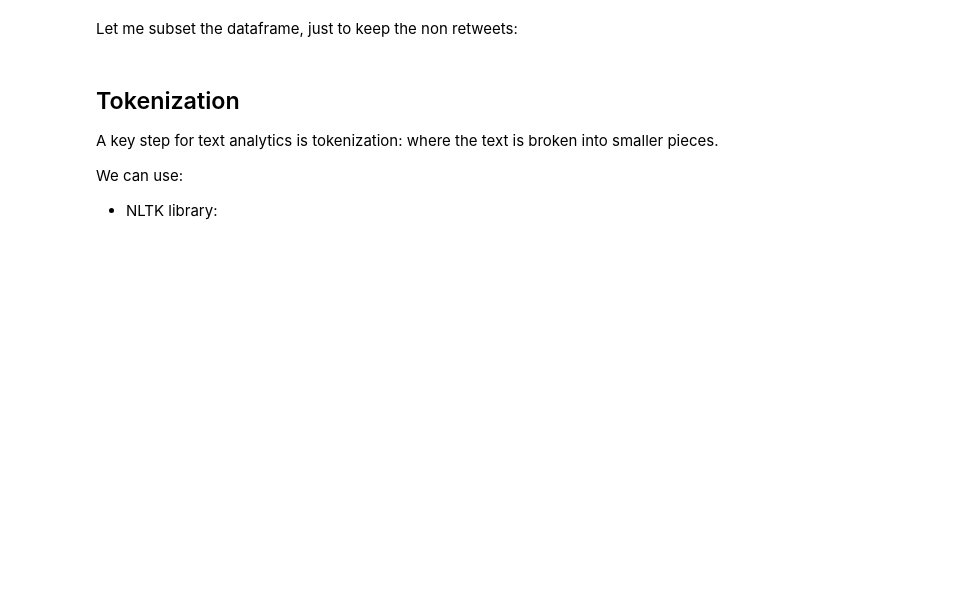
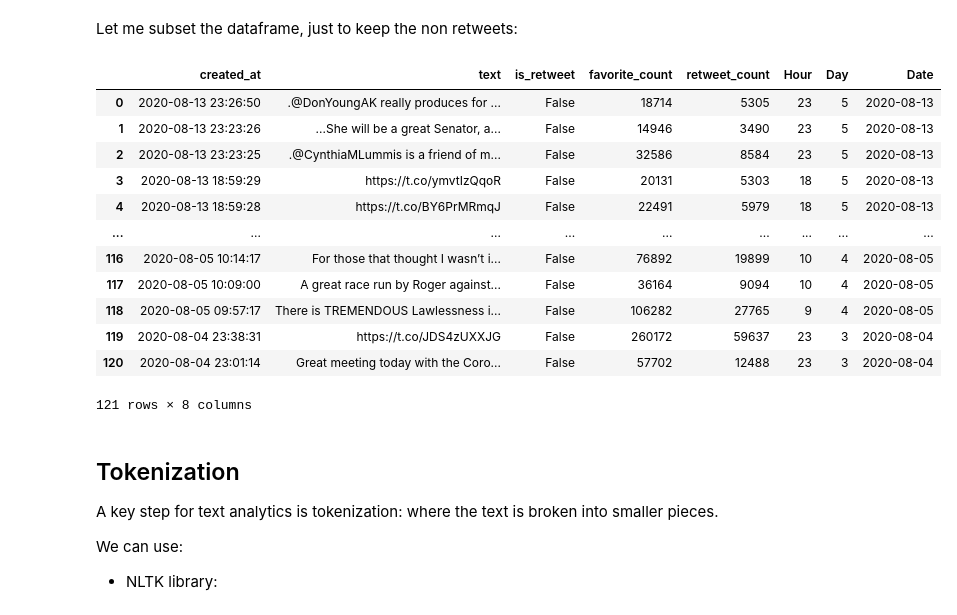
Before and after one commit to Pepix2345/Proyecto-Magallanes, a Jupyter notebook: Text_process/textpr.ipynb, the cells around one changed output. Cells and saved outputs as stored; diff of their text form; code cells hidden in the pictures; blank space fills up the shorter version.

```diff
--- a/Text_process/textpr.ipynb
+++ b/Text_process/textpr.ipynb
@@ -37,3 +37,19 @@ DTtweets.reset_index(drop=True,inplace=True)
+# %%
+DTtweets
+# %% [output]
+|  | created_at | text | is_retweet | favorite_count | retweet_count | Hour | Day | Date |
+| 0 | 2020-08-13 23:26:50 | .@DonYoungAK really produces for ... | False | 18714 | 5305 | 23 | 5 | 2020-08-13 |
+| 1 | 2020-08-13 23:23:26 | ...She will be a great Senator, a... | False | 14946 | 3490 | 23 | 5 | 2020-08-13 |
+| 2 | 2020-08-13 23:23:25 | .@CynthiaMLummis is a friend of m... | False | 32586 | 8584 | 23 | 5 | 2020-08-13 |
+| 3 | 2020-08-13 18:59:29 | https://t.co/ymvtIzQqoR | False | 20131 | 5303 | 18 | 5 | 2020-08-13 |
+| 4 | 2020-08-13 18:59:28 | https://t.co/BY6PrMRmqJ | False | 22491 | 5979 | 18 | 5 | 2020-08-13 |
+| ... | ... | ... | ... | ... | ... | ... | ... | ... |
+| 116 | 2020-08-05 10:14:17 | For those that thought I wasn’t i... | False | 76892 | 19899 | 10 | 4 | 2020-08-05 |
+| 117 | 2020-08-05 10:09:00 | A great race run by Roger against... | False | 36164 | 9094 | 10 | 4 | 2020-08-05 |
+| 118 | 2020-08-05 09:57:17 | There is TREMENDOUS Lawlessness i... | False | 106282 | 27765 | 9 | 4 | 2020-08-05 |
+| 119 | 2020-08-04 23:38:31 | https://t.co/JDS4zUXXJG | False | 260172 | 59637 | 23 | 3 | 2020-08-04 |
+| 120 | 2020-08-04 23:01:14 | Great meeting today with the Coro... | False | 57702 | 12488 | 23 | 3 | 2020-08-04 |
+121 rows × 8 columns
 # %% [markdown]
 ## Tokenization
 
```
Also changed, not shown: parts of 16 cells of this notebook, 7 other files.
